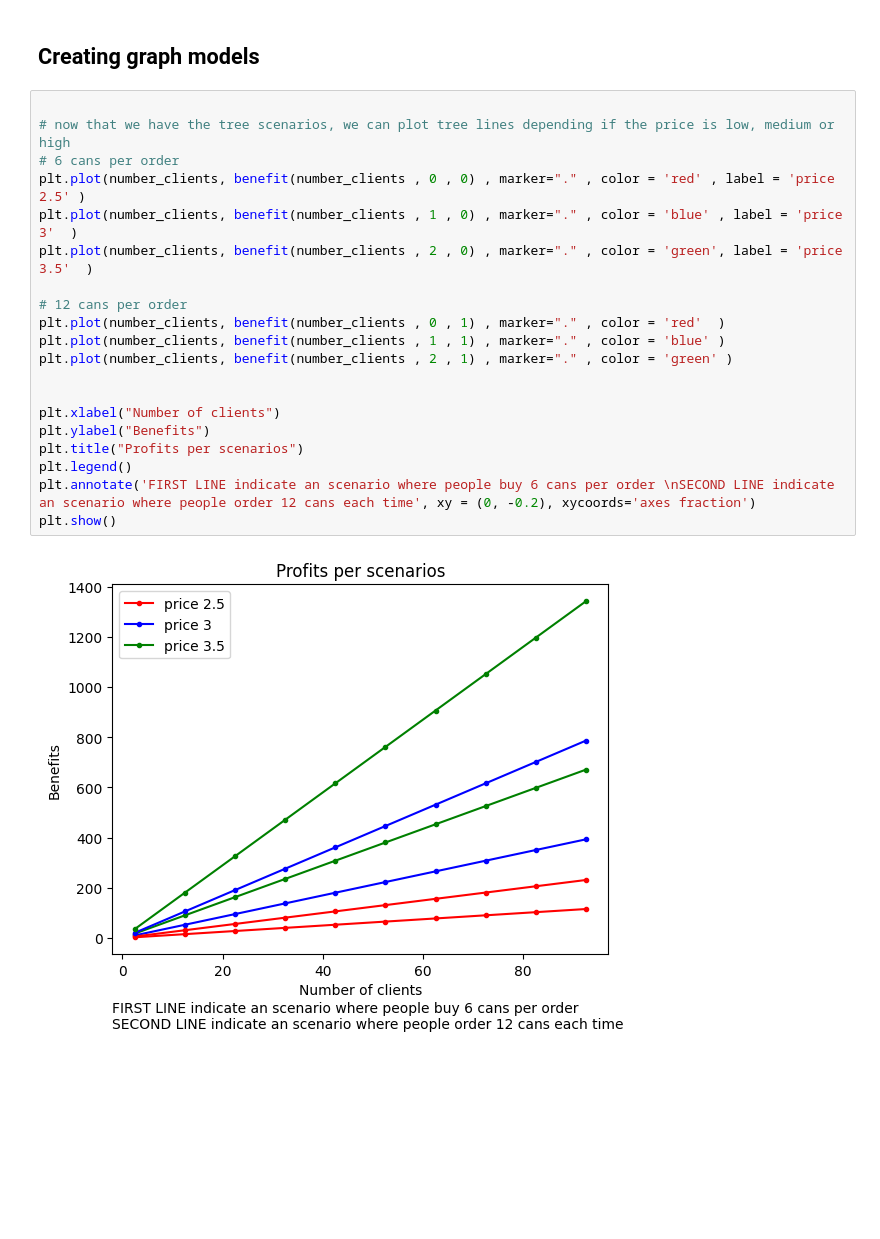
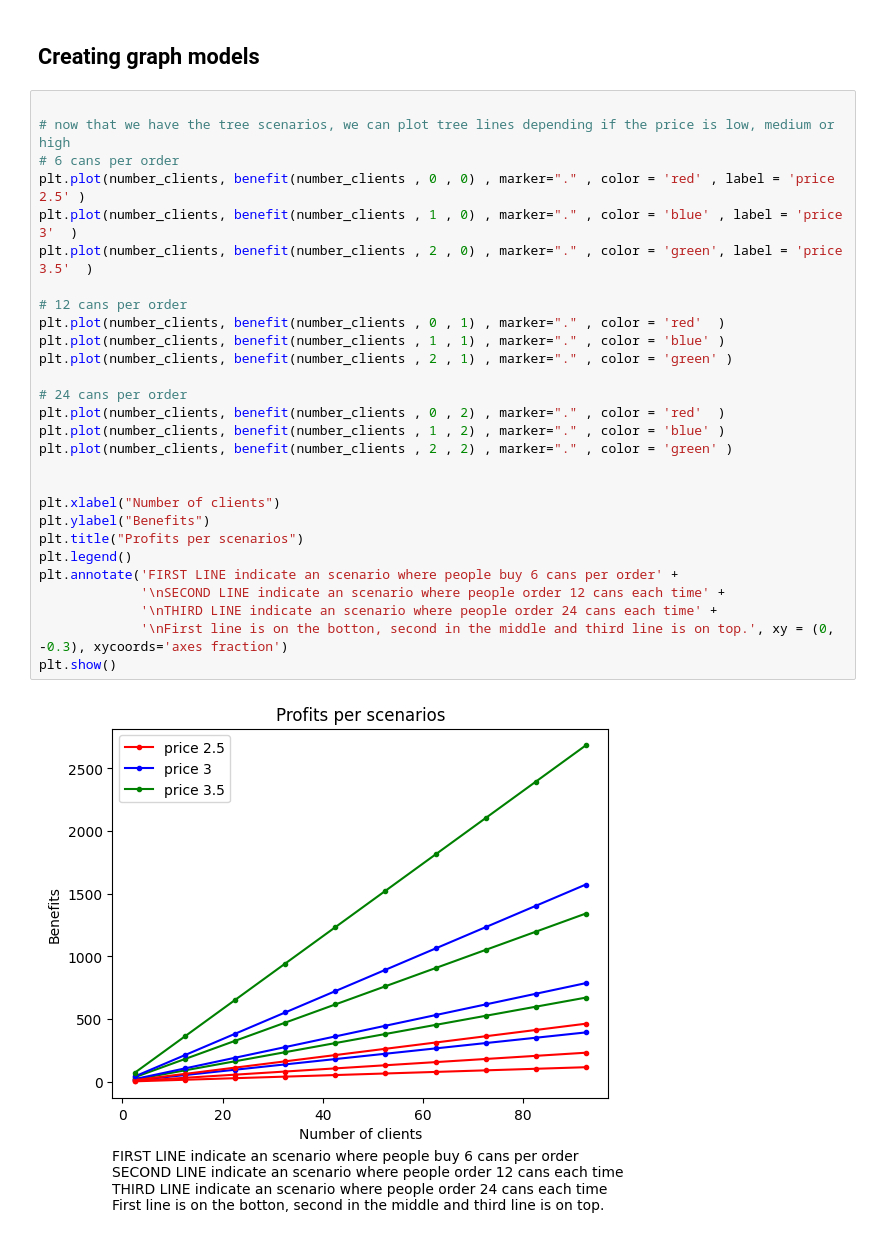
Before and after one commit to chopper210397/Lydemar, a Jupyter notebook: eda_lima_business_case.ipynb, the cells around one changed output. Drawn from its saved outputs; the diff is of its cells as text; blank space fills up the shorter version.

```diff
--- a/eda_lima_business_case.ipynb
+++ b/eda_lima_business_case.ipynb
@@ -34,22 +34,30 @@ number_clients = np.arange(prices[0], 100 , 10)
 # %%
 
 # now that we have the tree scenarios, we can plot tree lines depending if the price is low, medium or high
 # 6 cans per order
 plt.plot(number_clients, benefit(number_clients , 0 , 0) , marker="." , color = 'red' , label = 'price 2.5' )
 plt.plot(number_clients, benefit(number_clients , 1 , 0) , marker="." , color = 'blue' , label = 'price 3'  )
 plt.plot(number_clients, benefit(number_clients , 2 , 0) , marker="." , color = 'green', label = 'price 3.5'  )
 
 # 12 cans per order
 plt.plot(number_clients, benefit(number_clients , 0 , 1) , marker="." , color = 'red'  )
 plt.plot(number_clients, benefit(number_clients , 1 , 1) , marker="." , color = 'blue' )
 plt.plot(number_clients, benefit(number_clients , 2 , 1) , marker="." , color = 'green' )
 
+# 24 cans per order
+plt.plot(number_clients, benefit(number_clients , 0 , 2) , marker="." , color = 'red'  )
+plt.plot(number_clients, benefit(number_clients , 1 , 2) , marker="." , color = 'blue' )
+plt.plot(number_clients, benefit(number_clients , 2 , 2) , marker="." , color = 'green' )
+
 
 plt.xlabel("Number of clients")
 plt.ylabel("Benefits")
 plt.title("Profits per scenarios")
 plt.legend()
-plt.annotate('FIRST LINE indicate an scenario where people buy 6 cans per order \nSECOND LINE indicate an scenario where people order 12 cans each time', xy = (0, -0.2), xycoords='axes fraction')
+plt.annotate('FIRST LINE indicate an scenario where people buy 6 cans per order' +
+             '\nSECOND LINE indicate an scenario where people order 12 cans each time' +
+             '\nTHIRD LINE indicate an scenario where people order 24 cans each time' +
+             '\nFirst line is on the botton, second in the middle and third line is on top.', xy = (0, -0.3), xycoords='axes fraction')
 plt.show()
 # %% [output]
-[figure, old version]
+[figure, new version]
```
